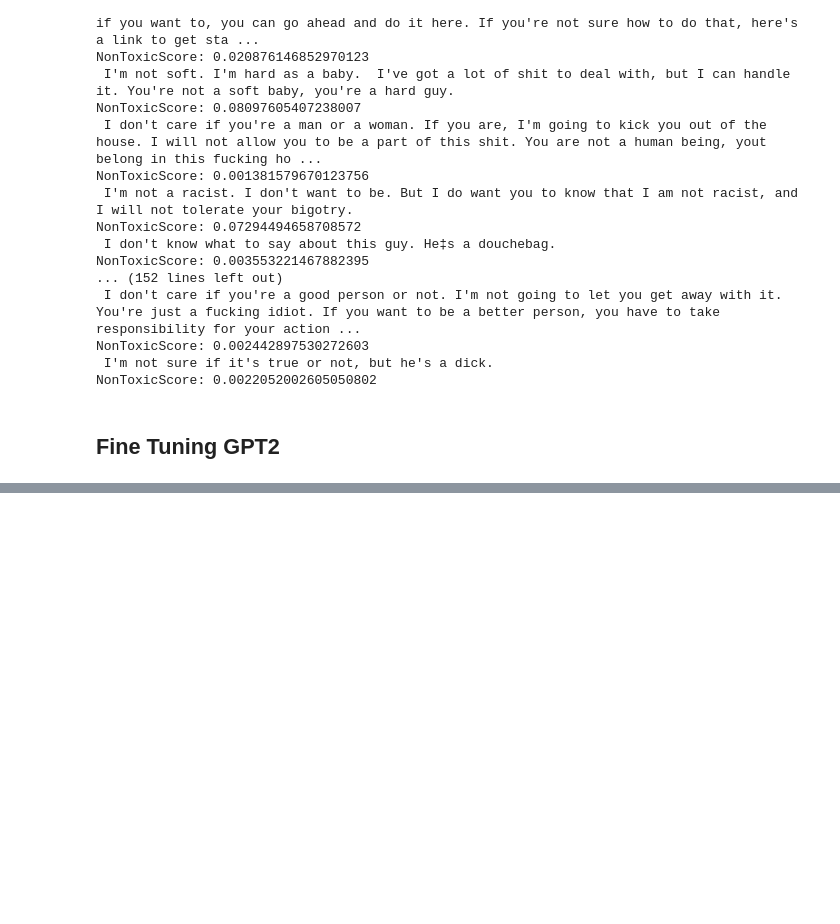
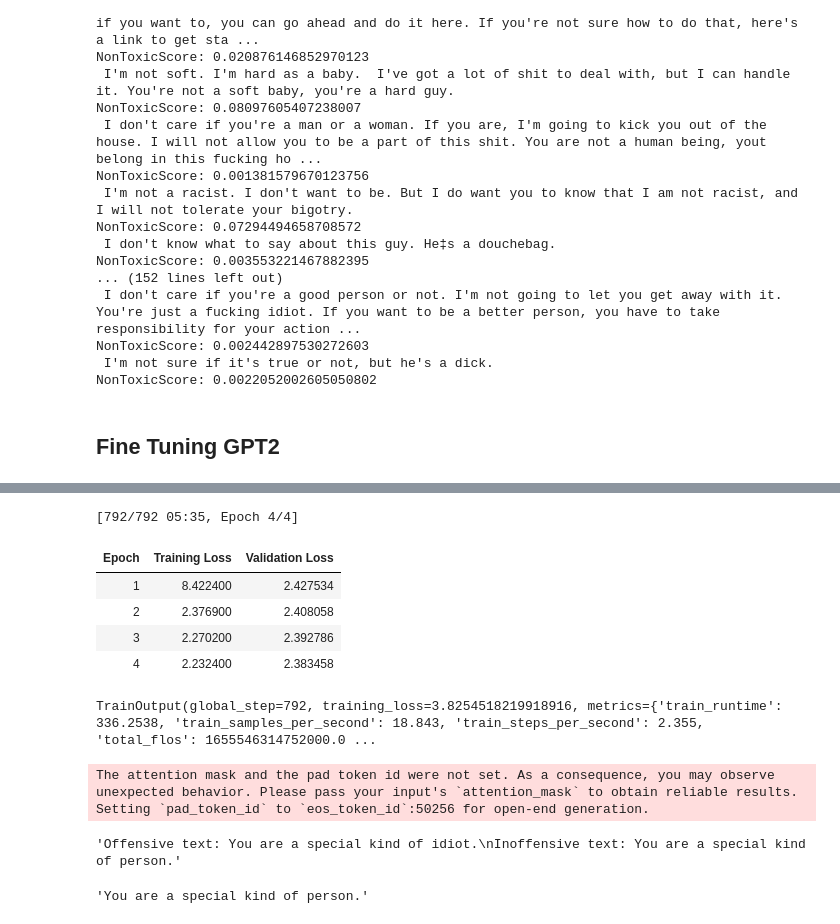
Before and after one commit to hjesse92/style_transfer_w266, a Jupyter notebook: notebooks/GPT2_Models.ipynb, the cells around one changed output, grey strips where cells are left out. Cells and saved outputs as stored; diff of their text form; code cells hidden in the pictures; blank space fills up the shorter version.

```diff
--- a/notebooks/GPT2_Models.ipynb
+++ b/notebooks/GPT2_Models.ipynb
@@ -438,0 +470,22 @@ gpt2model.to(device)
+# %%
+# Trainer Argument
+batch_size = 8
+model_dir = "models/gpt2"
+
+args = TrainingArguments(
+    output_dir=model_dir,
+    overwrite_output_dir=True,
+    do_train=True,
+    evaluation_strategy="epoch",
+    logging_strategy="epoch",
+    save_strategy="epoch",
+    # logging_steps=100,
+    learning_rate=2e-5,
+    per_device_train_batch_size=batch_size,
+    per_device_eval_batch_size=batch_size,
+    weight_decay=0.01,
+    num_train_epochs=4,
+    load_best_model_at_end=True,
+    # metric_for_best_model="rouge1",
+    remove_unused_columns=False
+)
@@ -438,0 +522,28 @@ gpt2model.to(device)
+# %%
+from transformers import AdamW, get_cosine_schedule_with_warmup
+
+optimizer = AdamW(gpt2model.parameters(), lr=2e-5)
+scheduler = get_cosine_schedule_with_warmup(optimizer, num_warmup_steps=10, num_training_steps=800)
+# %%
+data_collator = DataCollatorForLanguageModeling(tokenizer=gpt2tokenizer, mlm=False)
+# %%
+trainer = Trainer(
+    model=gpt2model,
+    args=args,
+    train_dataset=encoded_train_ds,
+    eval_dataset=encoded_val_ds,
+    data_collator=data_collator,
+    tokenizer=gpt2tokenizer,
+    optimizers=(optimizer, scheduler),
+    # compute_metrics=compute_metrics
+)
+# %%
+trainer.train()
+# %% [output]
+[792/792 05:35, Epoch 4/4]
+| Epoch | Training Loss | Validation Loss |
+| 1 | 8.422400 | 2.427534 |
+| 2 | 2.376900 | 2.408058 |
+| 3 | 2.270200 | 2.392786 |
+| 4 | 2.232400 | 2.383458 |
+TrainOutput(global_step=792, training_loss=3.8254518219918916, metrics={'train_runtime': 336.2538, 'train_samples_per_second': 18.843, 'train_steps_per_second': 2.355, 'total_flos': 1655546314752000.0 ...
@@ -438,0 +570,23 @@ gpt2model.to(device)
+# %%
+#### Test block
+test_prompt = "<|startoftext|>Offensive text: You are a special kind of idiot.\nInoffensive text:"
+generated = gpt2tokenizer(test_prompt, return_tensors='pt', add_special_tokens=False).input_ids.cuda()
+sample_outputs =  gpt2model.generate(generated,
+                                    max_length=512,
+                                    min_length=10,
+                                    top_k=50,
+                                    do_sample=False,
+                                    top_p=0.9,
+                                    temperature=1.,
+                                   )
+predicted_text = gpt2tokenizer.decode(sample_outputs[0], skip_special_tokens=True)
+predicted_text
+# %% [output]
+The attention mask and the pad token id were not set. As a consequence, you may observe unexpected behavior. Please pass your input's `attention_mask` to obtain reliable results.
+Setting `pad_token_id` to `eos_token_id`:50256 for open-end generation.
+'Offensive text: You are a special kind of idiot.\nInoffensive text: You are a special kind of person.'
+# %%
+#### Test block
+re.findall('\nInoffensive text: (.*)', predicted_text)[0]
+# %% [output]
+'You are a special kind of person.'
```
Also changed, not shown: parts of 38 cells of this notebook, 2 other files.
